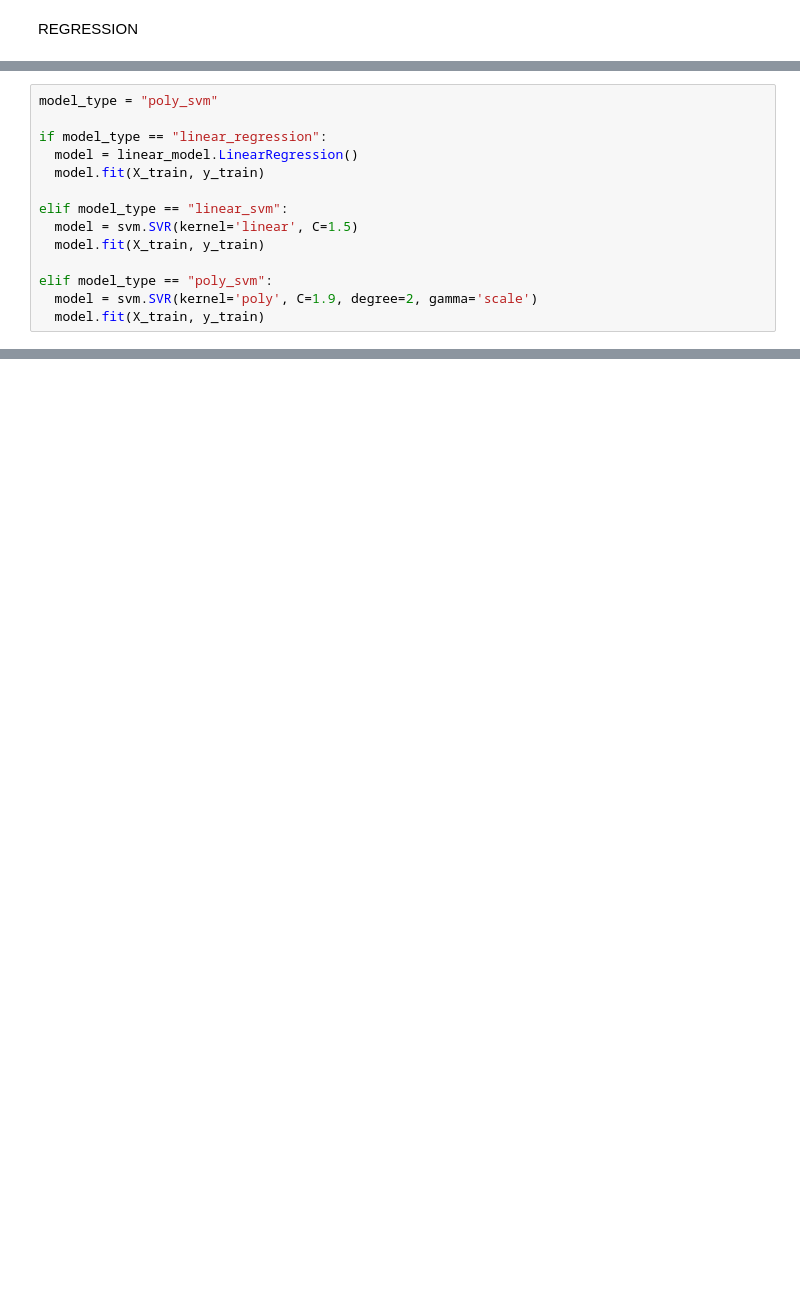
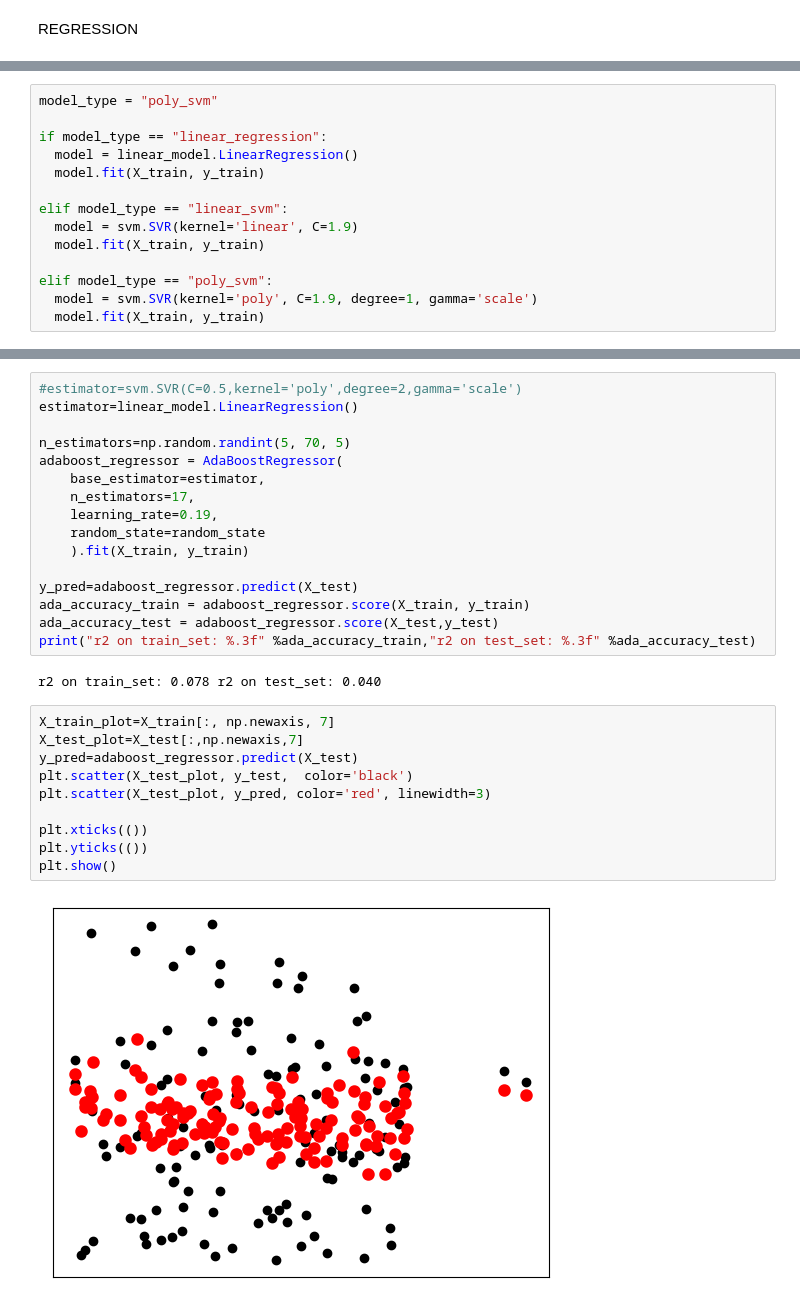
Before and after one commit to francomano/uav, a Jupyter notebook: uav.ipynb, the cells around one changed output, grey strips where cells are left out. Drawn from its saved outputs; the diff is of its cells as text; blank space fills up the shorter version.

Commit message:
final commit: regression with gaussian noise

```diff
--- a/uav.ipynb
+++ b/uav.ipynb
@@ -448,11 +449,11 @@ if model_type == "linear_regression":
   model.fit(X_train, y_train)
 
 elif model_type == "linear_svm":
-  model = svm.SVR(kernel='linear', C=1.5)
+  model = svm.SVR(kernel='linear', C=1.9)
   model.fit(X_train, y_train)
 
 elif model_type == "poly_svm":
-  model = svm.SVR(kernel='poly', C=1.9, degree=2, gamma='scale')
+  model = svm.SVR(kernel='poly', C=1.9, degree=1, gamma='scale')
   model.fit(X_train, y_train)
 # %%
 y_pred = model.predict(X_test)
@@ -487,0 +489,30 @@ GridSearchCV(cv=5, estimator=SVR(C=1.5, degree=4, kernel='poly'), n_jobs=-1,
+# %%
+#estimator=svm.SVR(C=0.5,kernel='poly',degree=2,gamma='scale')
+estimator=linear_model.LinearRegression()
+
+n_estimators=np.random.randint(5, 70, 5)
+adaboost_regressor = AdaBoostRegressor(
+    base_estimator=estimator,
+    n_estimators=17,
+    learning_rate=0.19,
+    random_state=random_state
+    ).fit(X_train, y_train)
+
+y_pred=adaboost_regressor.predict(X_test)
+ada_accuracy_train = adaboost_regressor.score(X_train, y_train)
+ada_accuracy_test = adaboost_regressor.score(X_test,y_test)
+print("r2 on train_set: %.3f" %ada_accuracy_train,"r2 on test_set: %.3f" %ada_accuracy_test)
+# %% [output]
+r2 on train_set: 0.078 r2 on test_set: 0.040
+# %%
+X_train_plot=X_train[:, np.newaxis, 7]
+X_test_plot=X_test[:,np.newaxis,7]
+y_pred=adaboost_regressor.predict(X_test)
+plt.scatter(X_test_plot, y_test,  color='black')
+plt.scatter(X_test_plot, y_pred, color='red', linewidth=3)
+
+plt.xticks(())
+plt.yticks(())
+plt.show()
+# %% [output]
+[figure, added]
```
Also changed, not shown: parts of 20 cells of this notebook, 1 other file.
